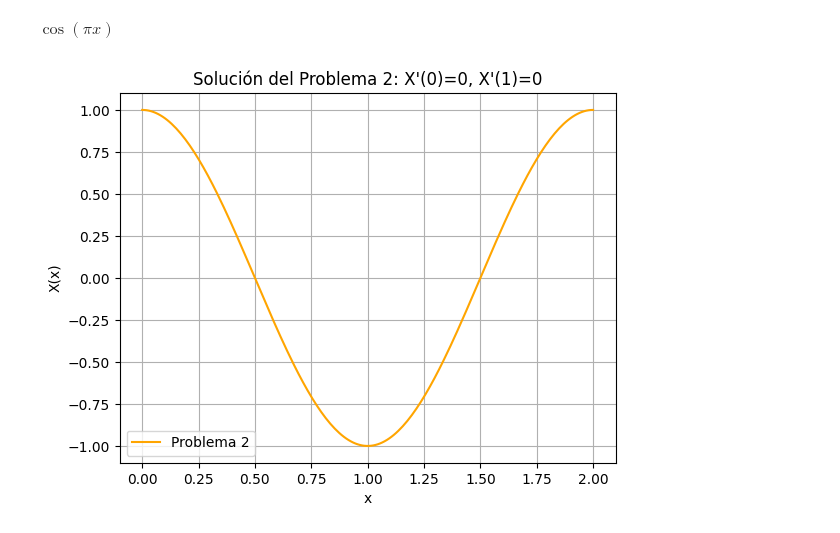
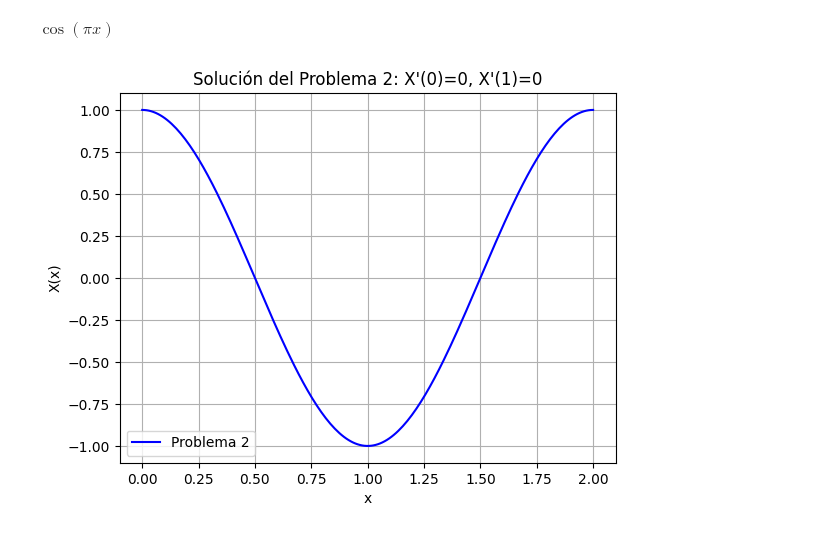
Before and after one commit to lpaolariosm/Ecuaciones-Diferenciales-Parciales-I, a Jupyter notebook: Problemas de Sturm-Liouville.ipynb, the cells around one changed output. Cells and saved outputs as stored; diff of their text form; code cells hidden in the pictures.

```diff
--- a/Problemas de Sturm-Liouville.ipynb
+++ b/Problemas de Sturm-Liouville.ipynb
@@ -99,12 +99,12 @@ func2 = sp.lambdify(x, Xsol2, 'numpy')
 xx = np.linspace(0, 2, 200)
 yy2 = func2(xx)
 # %%
-plt.plot(xx, yy2, 'b', label='Problema 2', color='orange')
+plt.plot(xx, yy2, 'b', label='Problema 2')
 plt.xlabel('x')
 plt.ylabel('X(x)')
 plt.title("Solución del Problema 2: X'(0)=0, X'(1)=0")
 plt.grid(True)
 plt.legend()
 plt.show()
 # %% [output]
-[figure, old version]
+[figure, new version]
```
Also changed, not shown: parts of 1 cell of this notebook.
